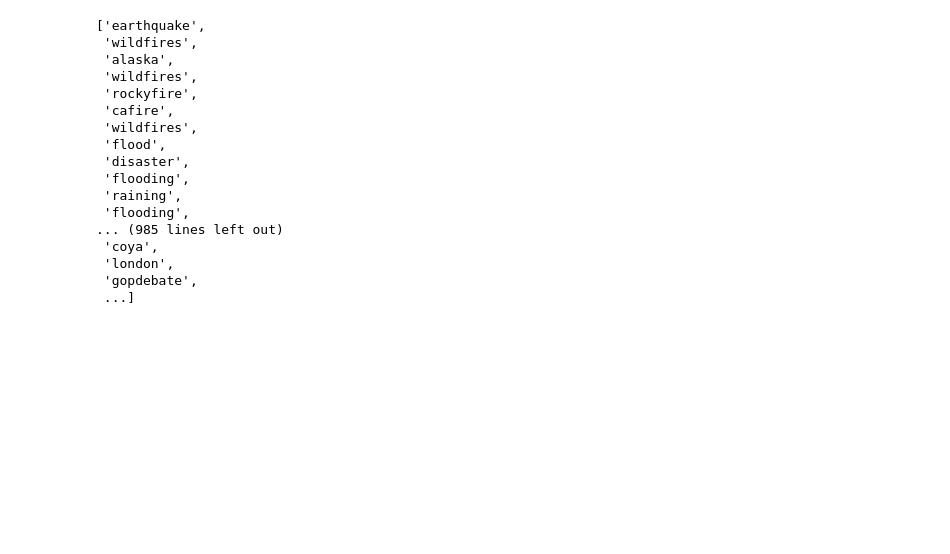
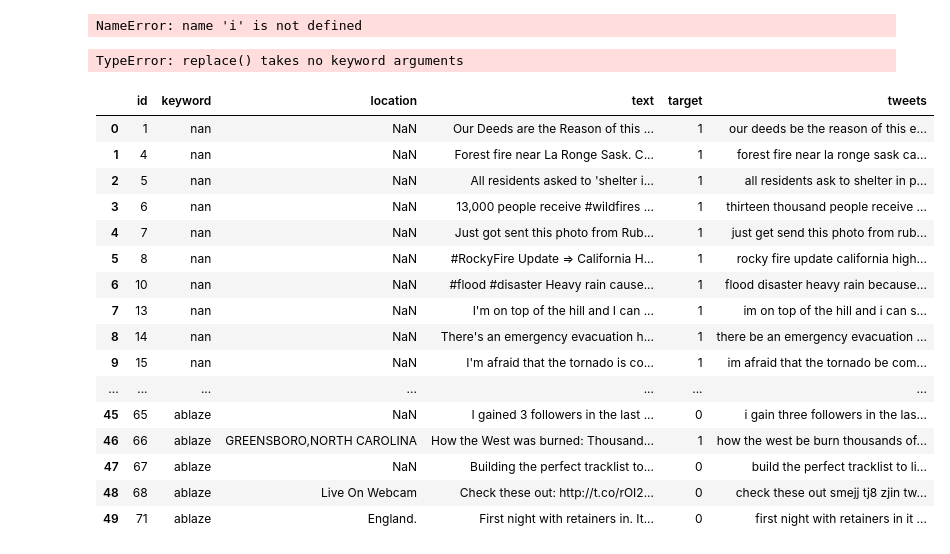
Before and after one commit to 8REN/disaster_tweets, a Jupyter notebook: preprocess_text.ipynb, the cells around one changed output. Drawn from its saved outputs; the diff is of its cells as text; code cells hidden in the pictures; blank space fills up the shorter version.

```diff
--- a/preprocess_text.ipynb
+++ b/preprocess_text.ipynb
@@ -356,0 +71,16 @@ def tweet_preprocess(df):
+# %%
+
+expanded_ht = " ".join([x for x in re.split('([A-Z][a-z]+)', df.text) if x.startswith('#') == True])
+expanded_ht
+# %% [output]
+NameError: name 'i' is not defined
+# %%
+df['location'] = " "+df.location+" "
+# %%
+df.location = df.location.astype(str)
+# %%
+    for row in df.text:
+        for x in row:
+            x = x.replace({r"(^#[A-Z])": r" \1"}, regex=True)
+# %% [output]
+TypeError: replace() takes no keyword arguments
@@ -383,24 +558,3 @@ def extract_hashtags(tweets):
                 cleaner_text = replace_numbers(clean_text)
                 hashtag_list.append(''.join(cleaner_text))
     return hashtag_list
-# %%
-hashtags = extract_hashtags(df.tweets)
-hashtags
-# %% [output]
-['earthquake',
- 'wildfires',
- 'alaska',
- 'wildfires',
- 'rockyfire',
- 'cafire',
- 'wildfires',
- 'flood',
- 'disaster',
- 'flooding',
- 'raining',
- 'flooding',
-... (985 lines left out)
- 'coya',
- 'london',
- 'gopdebate',
- ...]
@@ -407,5 +962,24 @@ hashtags
 # %%
-
 hashtags = extract_hashtags(df.text)
-df['tweets'] = tweet_preprocess(df.text)
+df['tweets'] = tweet_preprocess((df.text.astype(str).replace({r"([#[A-Z][a-z])": r" \1"}, regex=True)))
 df['keyword'] = tweet_preprocess(df.keyword.astype(str).replace({r"%20" : r" "}, regex=True))
+# %%
+df[:50]
+# %% [output]
+|  | id | keyword | location | text | target | tweets |
+| 0 | 1 | nan | NaN | Our Deeds are the Reason of this ... | 1 | our deeds be the reason of this e... |
+| 1 | 4 | nan | NaN | Forest fire near La Ronge Sask. C... | 1 | forest fire near la ronge sask ca... |
+| 2 | 5 | nan | NaN | All residents asked to 'shelter i... | 1 | all residents ask to shelter in p... |
+| 3 | 6 | nan | NaN | 13,000 people receive #wildfires ... | 1 | thirteen thousand people receive ... |
+| 4 | 7 | nan | NaN | Just got sent this photo from Rub... | 1 | just get send this photo from rub... |
+| 5 | 8 | nan | NaN | #RockyFire Update => California H... | 1 | rocky fire update california high... |
+| 6 | 10 | nan | NaN | #flood #disaster Heavy rain cause... | 1 | flood disaster heavy rain because... |
+| 7 | 13 | nan | NaN | I'm on top of the hill and I can ... | 1 | im on top of the hill and i can s... |
+| 8 | 14 | nan | NaN | There's an emergency evacuation h... | 1 | there be an emergency evacuation ... |
+| 9 | 15 | nan | NaN | I'm afraid that the tornado is co... | 1 | im afraid that the tornado be com... |
+| ... | ... | ... | ... | ... | ... | ... |
+| 45 | 65 | ablaze | NaN | I gained 3 followers in the last ... | 0 | i gain three followers in the las... |
+| 46 | 66 | ablaze | GREENSBORO,NORTH CAROLINA | How the West was burned: Thousand... | 1 | how the west be burn thousands of... |
+| 47 | 67 | ablaze | NaN | Building the perfect tracklist to... | 0 | build the perfect tracklist to li... |
+| 48 | 68 | ablaze | Live On Webcam | Check these out: http://t.co/rOI2... | 0 | check these out smejj tj8 zjin tw... |
+| 49 | 71 | ablaze | England. | First night with retainers in. It... | 0 | first night with retainers in it ... |
```
Also changed, not shown: parts of 29 cells of this notebook.
